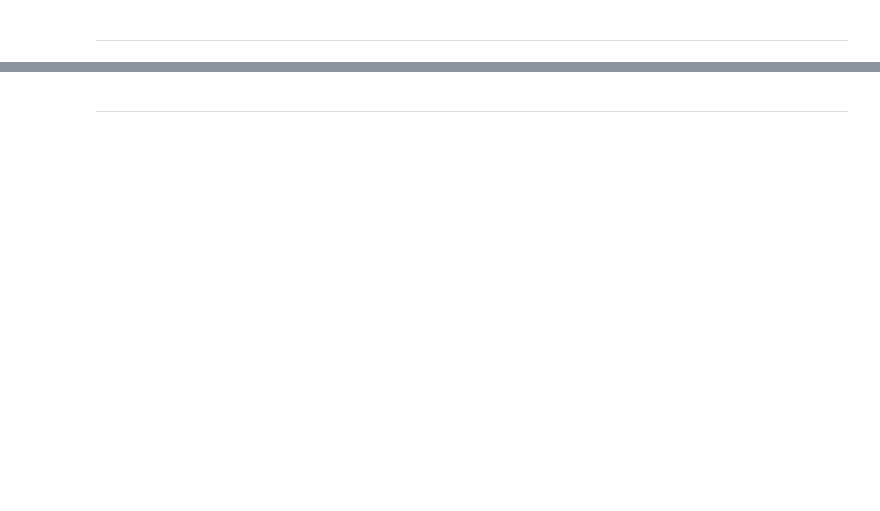
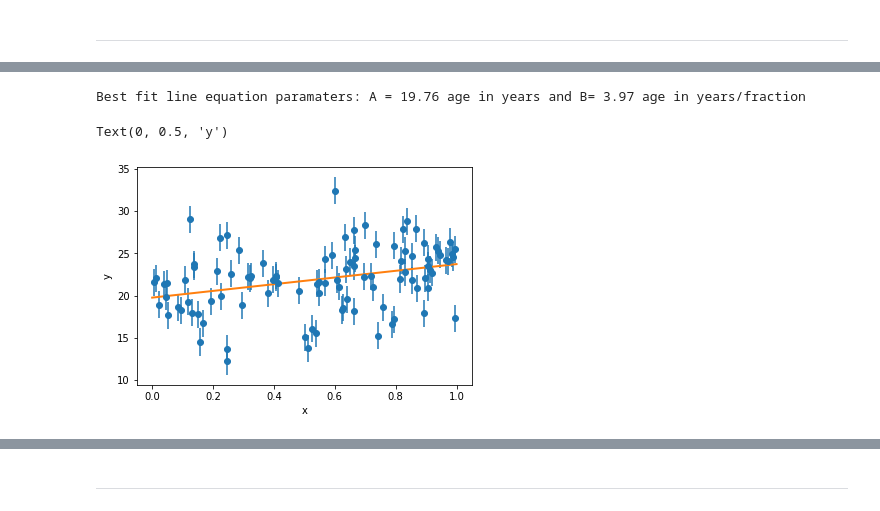
Before and after one commit to philrelton/Data-Analysis-2022, a Jupyter notebook: blended_exercises/Chapter9/Chapter9.ipynb, the cells around one changed output, grey strips where cells are left out. Saved outputs shown, nothing was run; the diff lists cells and outputs as text; code cells hidden in the pictures; blank space fills up the shorter version.

```diff
--- a/blended_exercises/Chapter9/Chapter9.ipynb
+++ b/blended_exercises/Chapter9/Chapter9.ipynb
@@ -91,0 +189,32 @@ The estimated pre-merger masses of the two components in the gravitational wave
+# %%
+# functions to estimate A and B based on notes and equations above
+def best_fit_a(x,y,N):
+    result = (np.sum(x**2.)*np.sum(y) - np.sum(x)*np.sum(x*y))/ ((N*np.sum(x**2.)) - (np.sum(x))**2. )
+    return result
+
+def best_fit_b(x,y,N):
+    result = ((N*np.sum(x*y))- (np.sum(x)*np.sum(y))) / ((N*np.sum(x**2.)) - (np.sum(x))**2. )
+    return result
+
+A = best_fit_a(data['x'],data['y'],len(data['x']))
+B = best_fit_b(data['x'],data['y'],len(data['x']))
+
+print('Best fit line equation paramaters: A = {:.2f} age in years'.format(A),'and B= {:.2f} age in years/fraction'.format(B))
+# %% [output]
+Best fit line equation paramaters: A = 19.76 age in years and B= 3.97 age in years/fraction
+# %%
+# to plot the straightline
+def straightline(a,b,x):
+    result = a + b*(x)
+    return result
+
+x = np.linspace(0,1,100)
+fit = straightline(A,B,x)
+
+plt.errorbar(data['x'],data['y'],yerr=data['sigma_y_estimate'],fmt='o')
+plt.plot(x,fit,lw=2)
+plt.xlabel('x')
+plt.ylabel('y')
+# %% [output]
+Text(0, 0.5, 'y')
+[figure, added]
```
Also changed, not shown: parts of 84 cells of this notebook, 26 other files.
